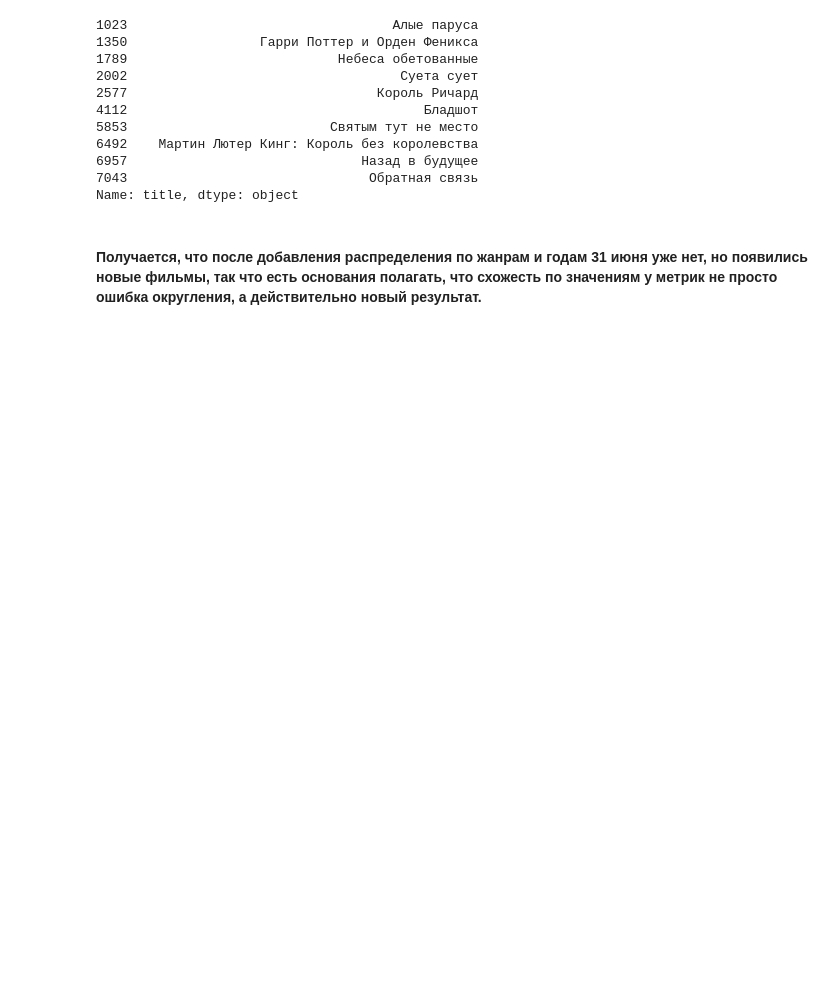
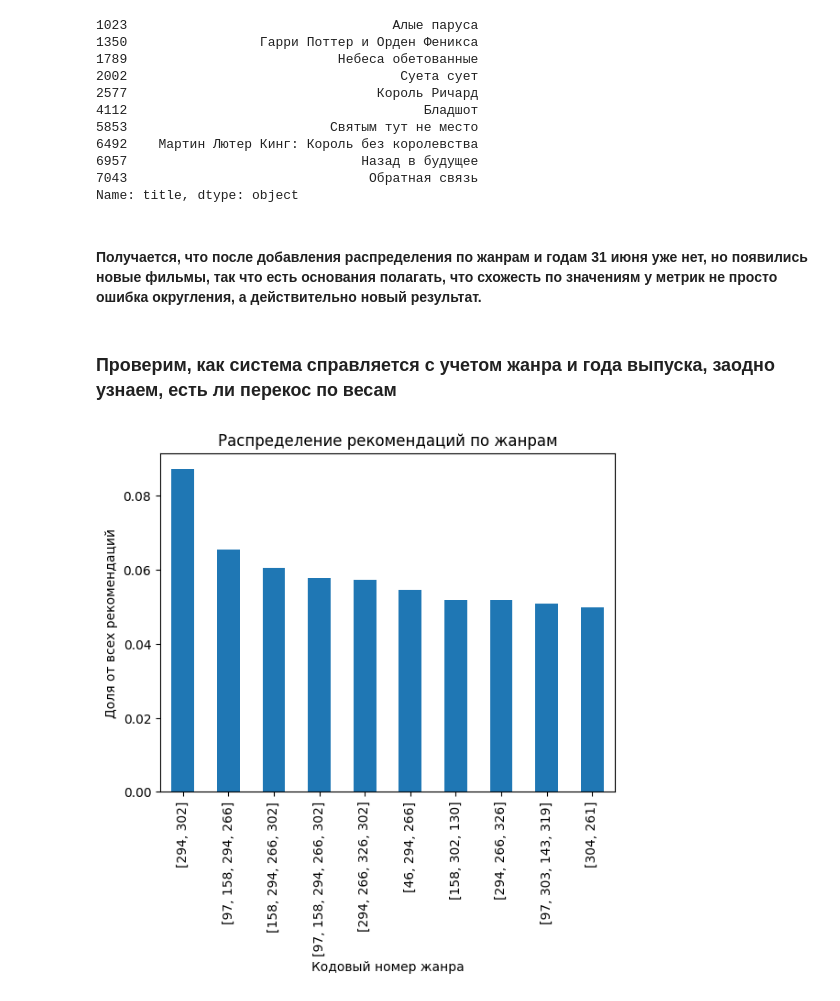
Before and after one commit to temochka2005/sirius-tbank-recsys-test-task-2024, a Jupyter notebook: ImplicitALS.ipynb, the cells around one changed output. Saved outputs shown, nothing was run; the diff lists cells and outputs as text; code cells hidden in the pictures; blank space fills up the shorter version.

```diff
--- a/ImplicitALS.ipynb
+++ b/ImplicitALS.ipynb
@@ -332,3 +334,15 @@ get_similar_films("Аватар: Путь воды")
 Name: title, dtype: object
 # %% [markdown]
 #### Получается, что после добавления распределения по жанрам и годам 31 июня уже нет, но появились новые фильмы, так что есть основания полагать, что схожесть по значениям у метрик не просто ошибка округления, а действительно новый результат.
+# %% [markdown]
+### Проверим, как система справляется с учетом жанра и года выпуска, заодно узнаем, есть ли перекос по весам
+# %%
+genre_distribution = test_part.explode("implicit_als_recs").merge(items_df[["id", "genres"]], left_on="implicit_als_recs", right_on="id")
+genre_distribution['genres'].value_counts(normalize=True).head(10).plot(kind="bar")
+
+plt.ylabel("Доля от всех рекомендаций")
+plt.xlabel("Кодовый номер жанра")
+plt.title("Распределение рекомендаций по жанрам")
+plt.show()
+# %% [output]
+[figure, added]
```
Also changed, not shown: parts of 10 cells of this notebook.
